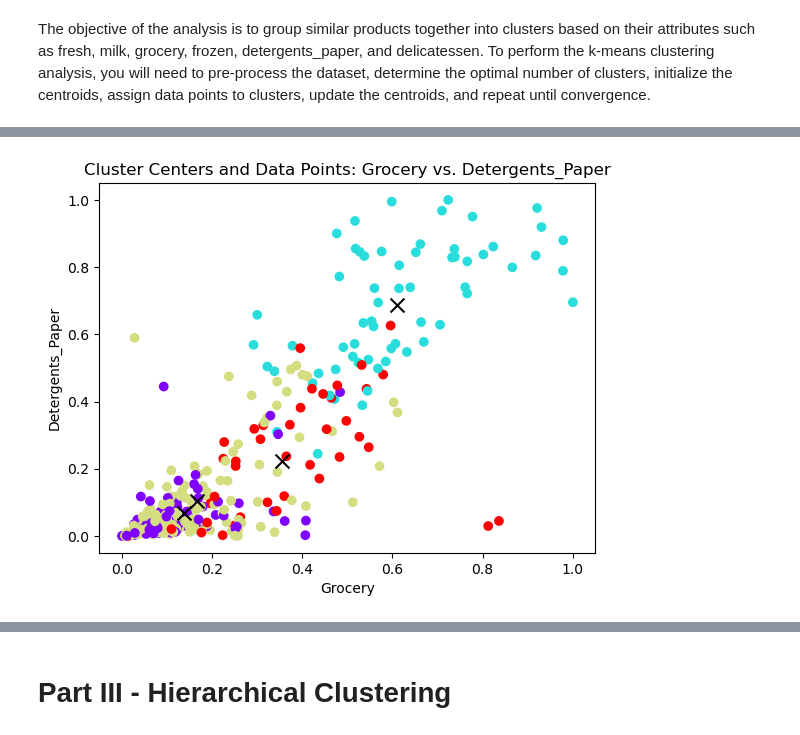
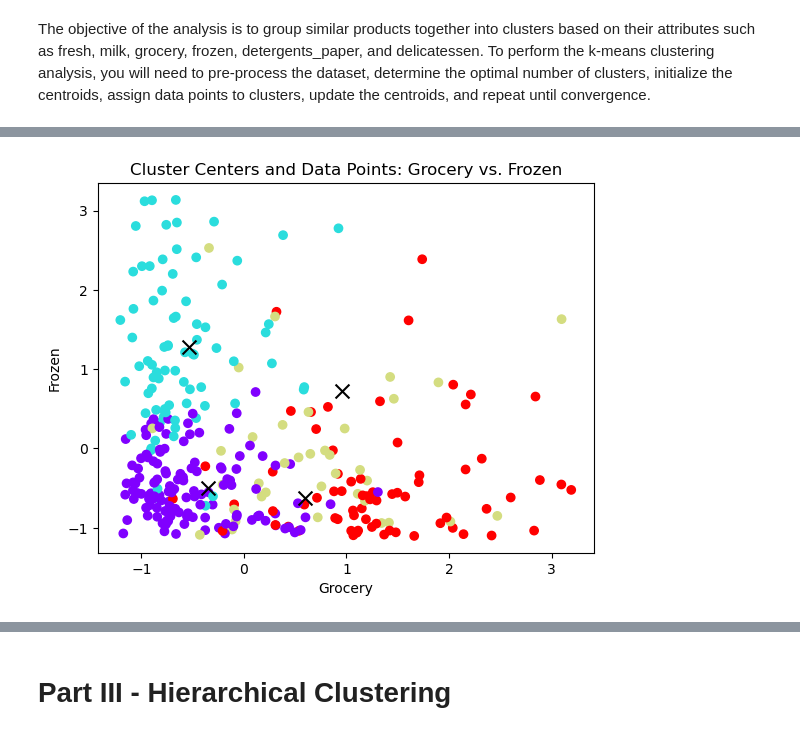
Before and after one commit to curtislo93/unsupervised-learning-project, a Jupyter notebook: Unsupervised Learning - Project.ipynb, the cells around one changed output, grey strips where cells are left out. Drawn from its saved outputs; the diff is of its cells as text; code cells hidden in the pictures.

```diff
--- a/Unsupervised Learning - Project.ipynb
+++ b/Unsupervised Learning - Project.ipynb
@@ -158,0 +166,4 @@ df_preprocessed[numerical_columns] = norm_scaler.fit_transform(df_preprocessed[n
+# %%
+# Data Transformation: Standardization
+scaler = StandardScaler()
+df_preprocessed_standardized[numerical_columns] = scaler.fit_transform(df_preprocessed_standardized[numerical_columns])
@@ -181,15 +208,9 @@ The strong correlation between Grocery and Detergents_paper implied the opportun
 # %%
-# Features and target
-features = ['Fresh', 'Milk', 'Frozen', 'Delicassen']
-target = 'Grocery'
+# Drop (Detergents_Paper) as it is highly correlated
+df_preprocessed_standardized = df_preprocessed_standardized.drop(columns=['Detergents_Paper'])
 
-# Initialize Random Forest Regressor
-rf_model = RandomForestRegressor()
+# update list
+numerical_columns.remove('Detergents_Paper')
 
-# Fit the model and get feature importances
-rf_model.fit(df_preprocessed[features], df_preprocessed[target])
-feature_importances = rf_model.feature_importances_
-
-# Print feature importances
-for feature, importance in zip(features, feature_importances):
-    print(f"{feature}: {importance:.4f}")
+# updated correlation matrix
+correlation_matrix_updated = df_preprocessed_standardized.corr()
@@ -213,7 +240,7 @@ warnings.filterwarnings("ignore")
 inertia = []
 for k in range(1, 11):
     kmeans = KMeans(n_clusters=k, random_state=0)
-    kmeans.fit(df_preprocessed[numerical_columns])
+    kmeans.fit(df_preprocessed_standardized)
     inertia.append(kmeans.inertia_)
 # %%
 # Elbow Method
@@ -228,12 +255,11 @@ plt.show()
 # %%
 # Choose optimal number of clusters based on the elbow point
-# I will choose 4 as it seems that is where the elbow point changes so that the slope isn't as drastic
+# The elbow plot looks like it is indicating that 4 is the optimal number of clusters
 optimal_clusters = 4
 
 # KMeans clustering
 kmeans = KMeans(n_clusters=optimal_clusters, random_state=0)
-df_preprocessed['cluster'] = kmeans.fit_predict(df_preprocessed[numerical_columns])
+df_preprocessed_standardized['cluster'] = kmeans.fit_predict(df_preprocessed_standardized)
 
 # Analyze the clusters
-cluster_summary = df_preprocessed.groupby('cluster')[numerical_columns].mean()
-print(cluster_summary)
+cluster_summary = df_preprocessed_standardized.groupby('cluster').mean()
@@ -256,10 +275,10 @@ cluster_summary
 # %%
 # Plot cluster centers
-plt.scatter(df_preprocessed['Grocery'], df_preprocessed['Detergents_Paper'], c=df_preprocessed['cluster'], cmap='rainbow')
-plt.scatter(kmeans.cluster_centers_[:, 2], kmeans.cluster_centers_[:, 4], c='black', marker='x', s=100)
+plt.scatter(df_preprocessed_standardized['Grocery'], df_preprocessed_standardized['Frozen'], c=df_preprocessed_standardized['cluster'], cmap='rainbow')
+plt.scatter(kmeans.cluster_centers_[:, 2], kmeans.cluster_centers_[:, 3], c='black', marker='x', s=100)
 plt.xlabel('Grocery')
-plt.ylabel('Detergents_Paper')
-plt.title('Cluster Centers and Data Points: Grocery vs. Detergents_Paper')
+plt.ylabel('Frozen')
+plt.title('Cluster Centers and Data Points: Grocery vs. Frozen')
 plt.show()
 # %% [output]
-[figure, old version]
+[figure, new version]
```
Also changed, not shown: parts of 31 cells of this notebook.
